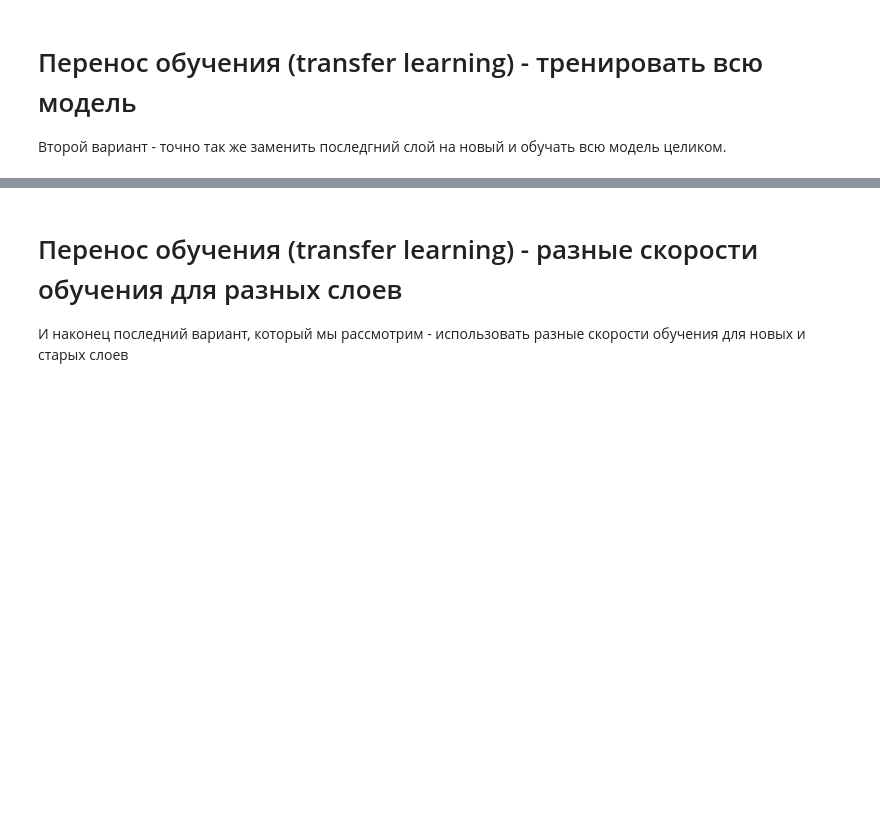
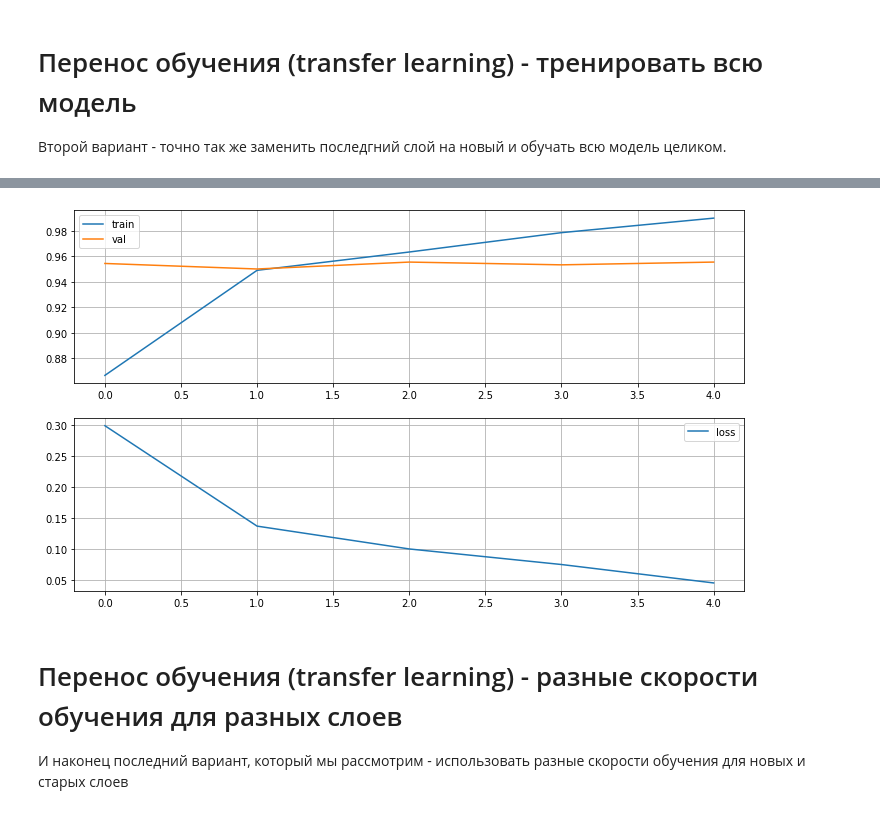
Before and after one commit to Altair200333/DLCourseNSU, a Jupyter notebook: assignment4/HotdogOrNot.ipynb, the cells around one changed output, grey strips where cells are left out. Drawn from its saved outputs; the diff is of its cells as text; code cells hidden in the pictures; blank space fills up the shorter version.

```diff
--- a/assignment4/HotdogOrNot.ipynb
+++ b/assignment4/HotdogOrNot.ipynb
@@ -180,7 +180,7 @@ test_loader = torch.utils.data.DataLoader(test_dataset, batch_size=batch_size)
 # %% [markdown]
 Наши обычные функции для тренировки
 # %%
-def train_model(model, train_loader, val_loader, loss, optimizer, num_epochs):
+def train_model(model, train_loader, val_loader, loss, optimizer, num_epochs, scheduler = None):
     loss_history = []
     train_history = []
     val_history = []
@@ -210,6 +210,9 @@ def train_model(model, train_loader, val_loader, loss, optimizer, num_epochs):
         train_accuracy = float(correct_samples) / total_samples
         val_accuracy = compute_accuracy(model, val_loader)
 
+        if scheduler is not None:
+            scheduler.step(ave_loss)
+
         loss_history.append(float(ave_loss))
         train_history.append(train_accuracy)
         val_history.append(val_accuracy)
@@ -231,7 +234,7 @@ def compute_accuracy(model, loader):
     correct = 0
     total = 0
     with torch.no_grad():
-        for i_step, (x, y) in enumerate(loader):
+        for i_step, (x, y, _) in enumerate(loader):
             x, y = x.to(device), y.to(device)
             prediction = torch.argmax(model(x) , 1)
             for i in range(len(prediction)):
@@ -242,6 +245,19 @@ def compute_accuracy(model, loader):
             del prediction
 
     return float(correct/total)
+# %%
+def plotResults(loss_history, train_history, val_history):
+    fig, axs = plt.subplots(2)
+    fig.set_size_inches(12, 7)
+
+    axs[0].plot(train_history, label="train")
+    axs[0].plot(val_history, label="val")
+    axs[0].grid()
+    axs[0].legend()
+
+    axs[1].plot(loss_history, label = "loss")
+    axs[1].grid()
+    axs[1].legend()
 # %% [markdown]
 # Использование заранее натренированной сети (pretrained network)
 
@@ -330,9 +353,13 @@ import torch.optim as optim
 model = models.resnet18(pretrained=True)
 # TODO: Add a new output layer and train the whole model
 # https://pytorch.org/tutorials/beginner/transfer_learning_tutorial.html
-parameters = None   # Fill the right thing here!
+num_ftrs = model.fc.in_features
+model.fc = nn.Linear(num_ftrs, 2)
+
+model.type(torch.cuda.FloatTensor)
+model.to(device)
 
 loss = nn.CrossEntropyLoss()
-optimizer = optim.SGD( parameters, lr=0.001, momentum=0.9)
+optimizer = optim.SGD(model.parameters(), lr=0.001, momentum=0.9)
 
 loss_history, train_history, val_history = train_model(model, train_loader, val_loader, loss, optimizer, 5)
@@ -339,3 +372,7 @@ loss_history, train_history, val_history = train_model(model, train_loader, val_
+# %%
+plotResults(loss_history, train_history, val_history)
+# %% [output]
+[figure, added]
 # %% [markdown]
 # Перенос обучения (transfer learning) - разные скорости обучения для разных слоев
 
```
Also changed, not shown: parts of 21 cells of this notebook.
